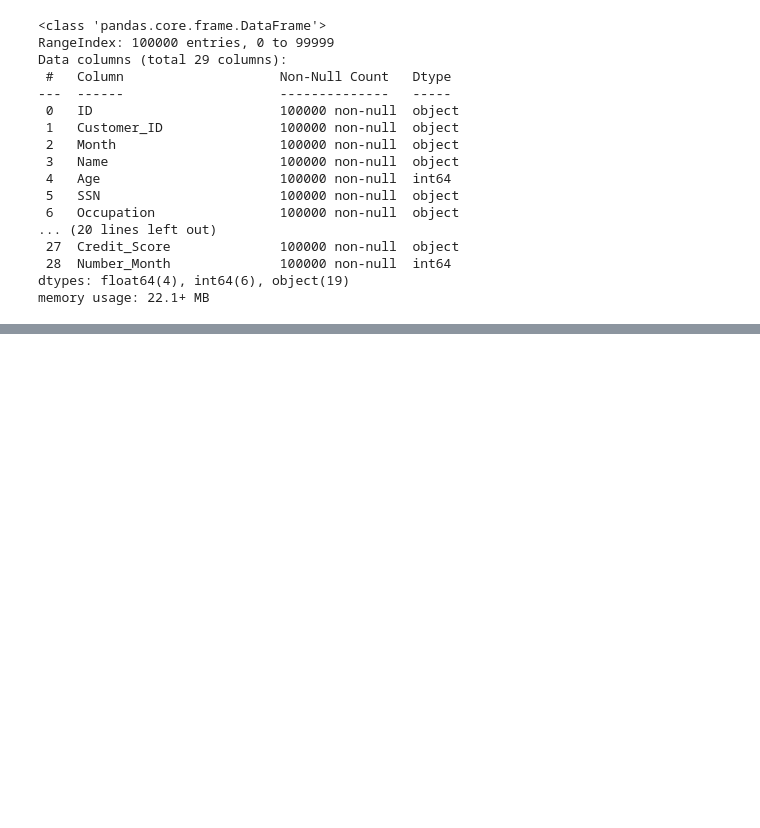
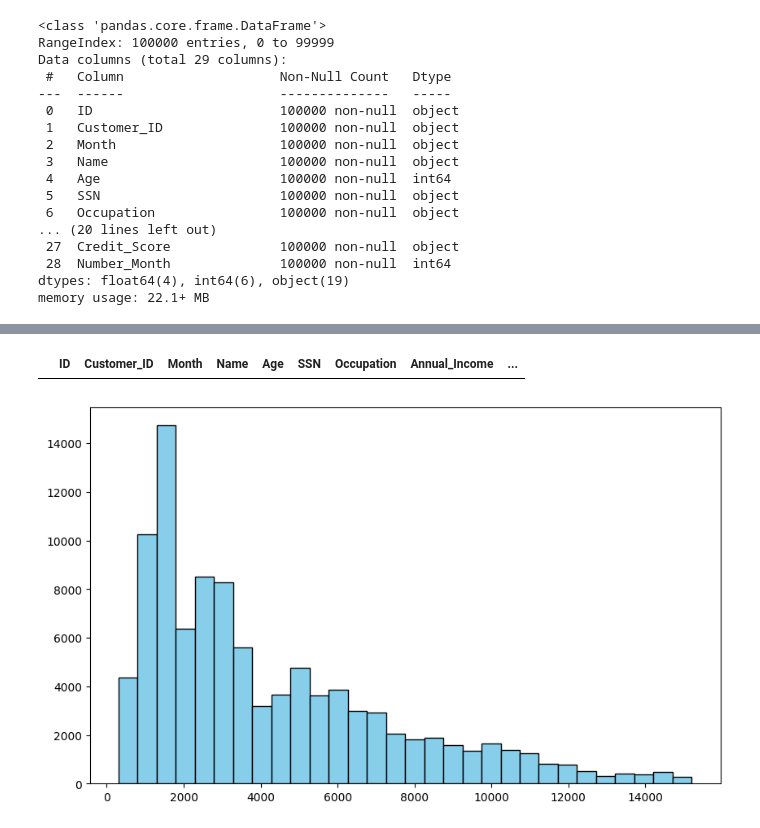
Before and after one commit to ViniciusOtoni/CreditScoreDataset, a Jupyter notebook: notebooks/n01_data_cleaning.ipynb, the cells around one changed output, grey strips where cells are left out. Cells and saved outputs as stored; diff of their text form; code cells hidden in the pictures; blank space fills up the shorter version.

Commit message:
atualização dos dados da coluna Monthly_Inhand_Salary. (tratamento dos dados nulos, atribuindo valores utilizando a lógica da média "personalizada" para cada Customer_id.

```diff
--- a/notebooks/n01_data_cleaning.ipynb
+++ b/notebooks/n01_data_cleaning.ipynb
@@ -405,0 +435,2 @@ memory usage: 22.1+ MB
+# %%
+df["Annual_Income"] = df["Annual_Income"].astype(float) # transformando de tipo object para float64
@@ -405,0 +461,4 @@ memory usage: 22.1+ MB
+# %%
+monthly_salaray_nan = df[df['Monthly_Inhand_Salary'].isna()]['Customer_ID'].unique() # pegando os customer_id que possuem NaN na coluna
+customers_id = df[df['Customer_ID'].isin(monthly_salaray_nan)]  # buscando apenas os customer_id que estejam na variavel para verificar se ele possui algum valor em outro mês
+customers_id.head(5)
@@ -405,0 +472,4 @@ memory usage: 22.1+ MB
+# %%
+mean_salary  = customers_id.groupby("Customer_ID")["Monthly_Inhand_Salary"].apply(lambda x:  x.median()) #colocando a media para cada Customer_id na coluna de salario
+mean_salary = pd.DataFrame(mean_salary) # transformando em um df
+mean_salary
@@ -405,0 +491,3 @@ memory usage: 22.1+ MB
+# %%
+df.loc[df["Monthly_Inhand_Salary"].isna(), "Monthly_Inhand_Salary"] = customers_id["Customer_ID"].map(mean_salary["Monthly_Inhand_Salary"])
+# buscando no df original todos os dados que são nulos na coluna "salary", e apenas exibindo ela e atribuindo ela o valor da media utilizando o método map já que no df mean_salary o index é o Customer_id
@@ -405,0 +503,11 @@ memory usage: 22.1+ MB
+# %%
+
+df.loc[(df["Monthly_Inhand_Salary"] == 0) | (df["Monthly_Inhand_Salary"] < 0)] # verificando caso exista algum valor também "nulo"
+# %% [output]
+|  | ID | Customer_ID | Month | Name | Age | SSN | Occupation | Annual_Income | ... |
+# %%
+plt.figure(figsize=(10, 6))
+plt.hist(df["Monthly_Inhand_Salary"], bins=30, color='skyblue', edgecolor='black')
+plt.show()
+# %% [output]
+[figure, added]
```
Also changed, not shown: parts of 14 cells of this notebook.
